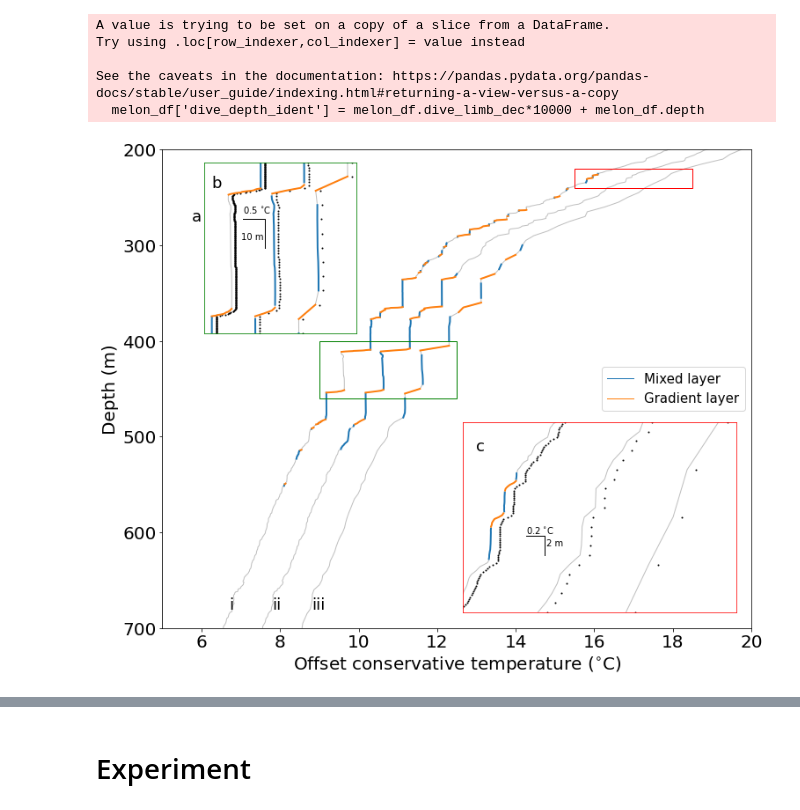
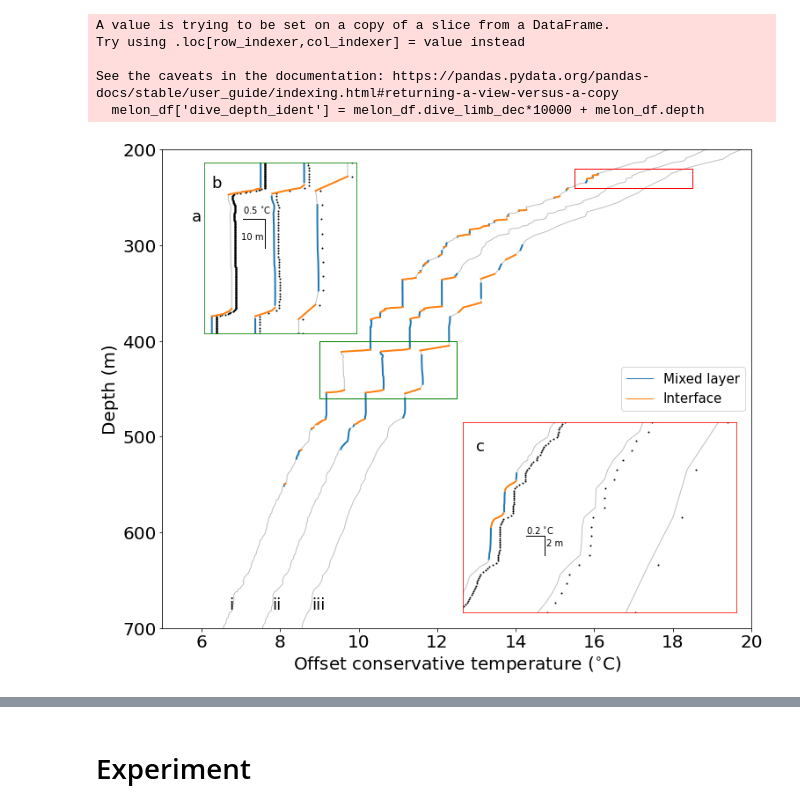
Before and after one commit to callumrollo/eurec4a-thermohaline-figures, a Jupyter notebook: create_figures.ipynb, the cells around one changed output, grey strips where cells are left out. Drawn from its saved outputs; the diff is of its cells as text; code cells hidden in the pictures.

```diff
--- a/create_figures.ipynb
+++ b/create_figures.ipynb
@@ -884,7 +918,7 @@ for i, factor in enumerate(factors):
         axa.plot(np.ma.array(df.ct, mask=df['gradient_layer_final_mask']) + offset,df.p, color='C1', linewidth=2)
 
 axa.plot((-1,-1), (-1,-1), color='C0', label='Mixed layer')
-axa.plot((-1,-1), (-1,-1), color='C1', label='Gradient layer')
+axa.plot((-1,-1), (-1,-1), color='C1', label='Interface')
 
 
 ax0.set(xlim=(15.5, 18.5), ylim=(220, 240), xticks=[], yticks=[])
@@ -903,34 +937,34 @@ pt.set_ec('green')
 for child in ax1.get_children():
     if isinstance(child, matplotlib.spines.Spine):
         child.set_color('green')
 
 
 x, y = 16.2, 232
 ax0.plot((x, x+0.2, x+0.2), (y, y, y+2), c='k')
 ax0.text(x, y-0.3, '0.2 $^{\circ}$C', fontsize=10)
 ax0.text(x+0.22, y+1, '2 m', fontsize=10)
 
 x, y = 9.9, 420
 ax1.plot((x, x+0.5, x+0.5), (y, y, y+10), c='k')
 ax1.text(x, y-2, '0.5 $^{\circ}$C', fontsize=10)
 ax1.text(x-0.05, y+7, '10 m', fontsize=10)
 
 axa.legend(loc=5)
 #axa.legend(fontsize=18)
 
 axa.set(ylim=(200, 700), xlim=(5, 20), xlabel='Offset conservative temperature ($^{\circ}$C)', ylabel='Depth (m)')
 #axa.set(ylim=(150, 400), xlim=(12, 18))
 #axa.set(ylabel='Pressure (dbar)', xlabel='Offset conservative temperature', ylim=(250, 600), xlim=(6, 25))
 axa.invert_yaxis()
 letterboxes([axa, ax1, ax0])
 axa.text(6.7, 680, 'i')
 axa.text(7.8, 680, 'ii')
 axa.text(8.8, 680, 'iii')
 
 savefig('fast_thermistor_examples')
 savefig('fig12', extension='pdf')
 # %% [output]
-[figure, old version]
+[figure, new version]
 # %%
 mixes = pd.DataFrame()
 factors=[0.2, 1, 5]
```
Also changed, not shown: parts of 20 cells of this notebook.
